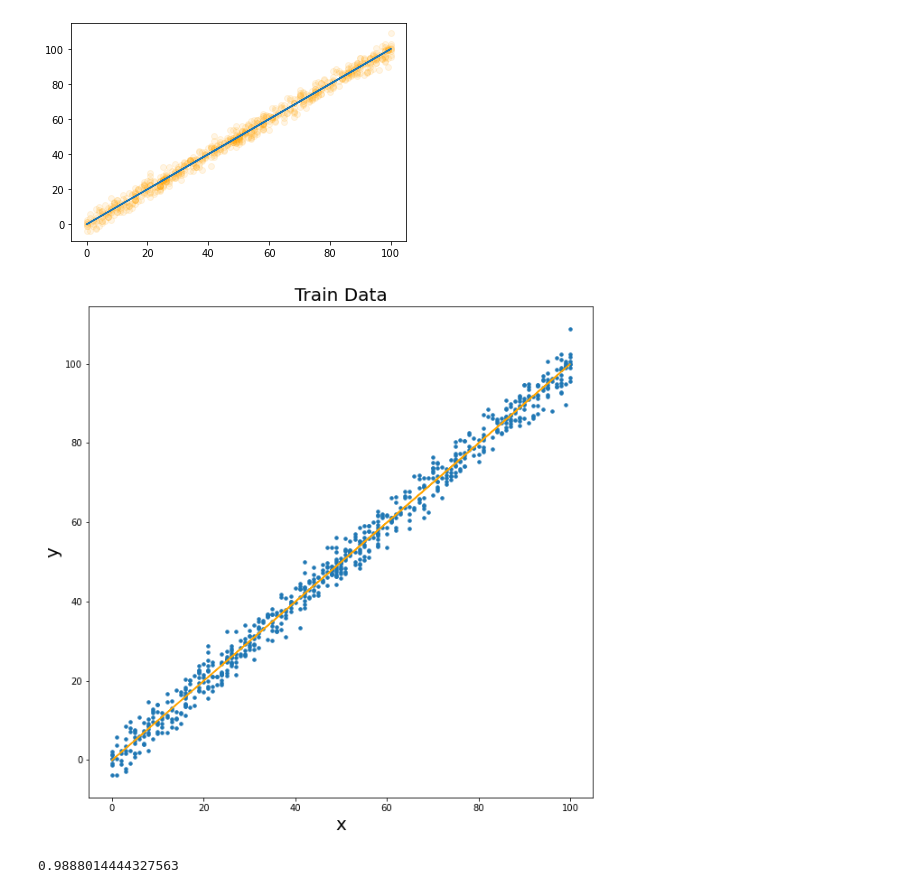
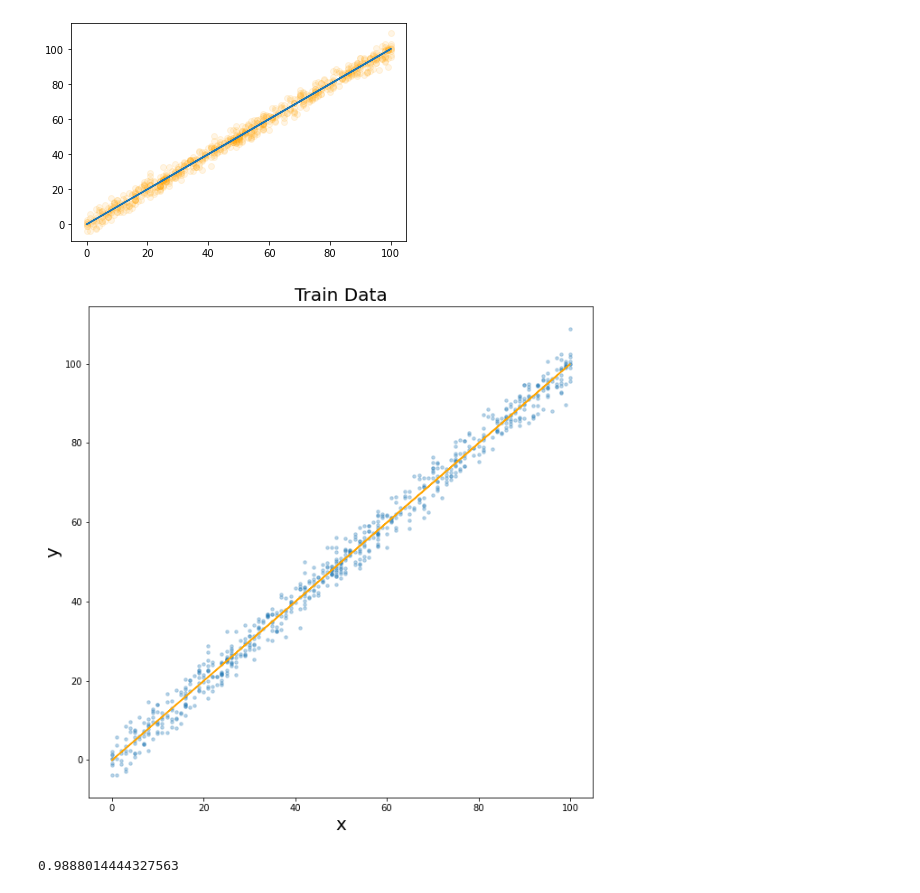
Before and after one commit to Pilot-Khadka/Linear_Regression, a Jupyter notebook: main.ipynb, the cells around one changed output. Saved outputs shown, nothing was run; the diff lists cells and outputs as text; code cells hidden in the pictures.

```diff
--- a/main.ipynb
+++ b/main.ipynb
@@ -65,23 +71,23 @@ Y_test = test["y"].values
 # %%
 #Linear Regression using Scikit
 X_train = X_train.reshape(-1,1)
 Y_train = Y_train.reshape(-1,1)
 X_test = X_test.reshape(-1,1)
 Y_test = Y_test.reshape(-1,1)
 lin_reg = LinearRegression()
 lin_reg.fit(X_train, Y_train)
 
 # Plotting using scikit
 plt.figure(figsize=(10, 10))
-plt.scatter(X_train, Y_train, s=12)
+plt.scatter(X_train, Y_train, s=12, alpha = 0.3)
 plt.plot(X_train, lin_reg.predict(X_train), color="orange")
 plt.title("Train Data", fontsize=20)
 plt.xlabel("x", fontsize=20)
 plt.ylabel("y", fontsize=20)
 plt.show()
 
 accuracy = lin_reg.score(X_test, Y_test)
 print(accuracy)
 # %% [output]
-[figure, old version]
+[figure, new version]
 0.9888014444327563
```
Also changed, not shown: parts of 1 cell of this notebook.
